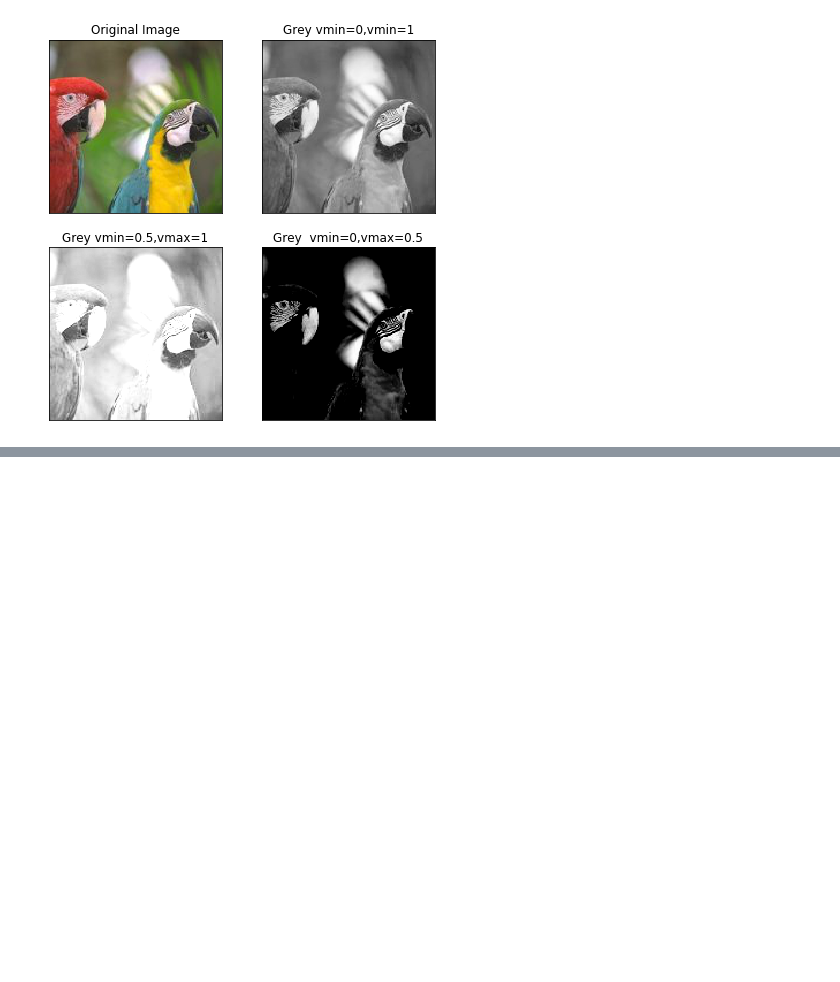
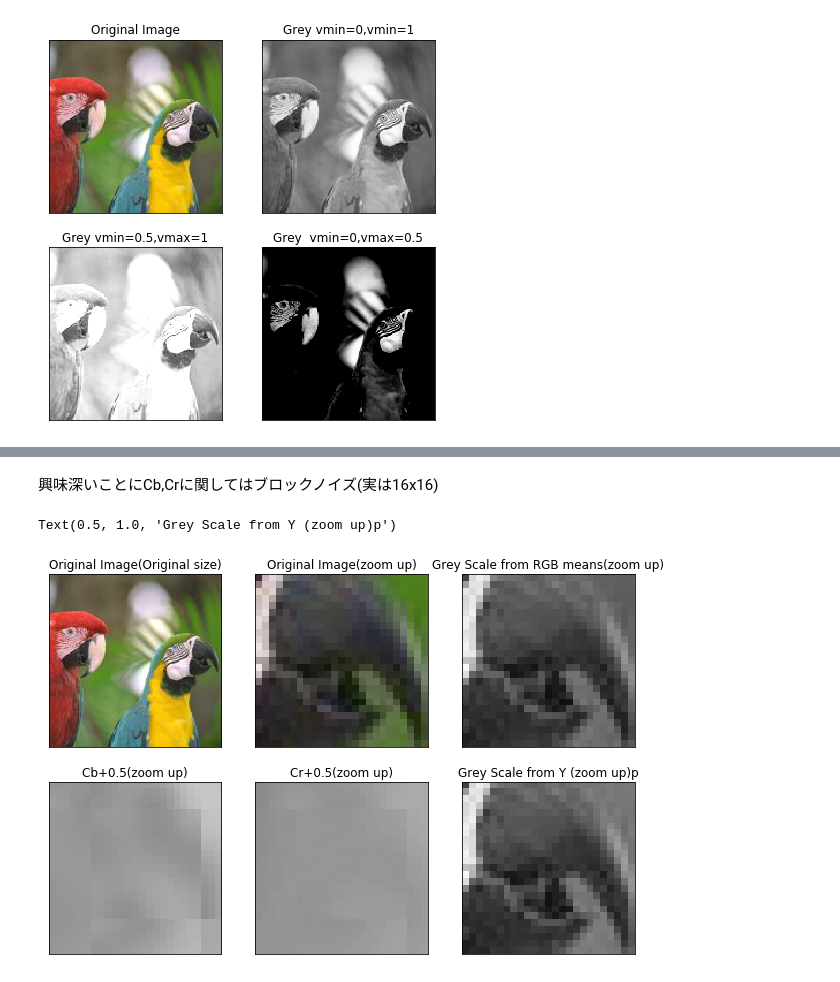
Before and after one commit to arockyu/python_beginner, a Jupyter notebook: matplotlib_image_memo.ipynb, the cells around one changed output, grey strips where cells are left out. Drawn from its saved outputs; the diff is of its cells as text; code cells hidden in the pictures; blank space fills up the shorter version.

```diff
--- a/matplotlib_image_memo.ipynb
+++ b/matplotlib_image_memo.ipynb
@@ -307,0 +439,37 @@ Text(0.5, 1.0, 'Grey  vmin=0,vmax=0.5')
+# %% [markdown]
+興味深いことにCb,Crに関してはブロックノイズ(実は16x16)
+# %%
+fig, axs = plt.subplots(2, 3,figsize=[10.5,7.])
+
+axs[0][0].imshow(img)
+axs[0][0].set_xticks([])
+axs[0][0].set_yticks([])
+axs[0][0].set_title("Original Image(Original size)")
+
+axs[0][1].imshow(img[60:85,122:147,:])
+axs[0][1].set_xticks([])
+axs[0][1].set_yticks([])
+axs[0][1].set_title("Original Image(zoom up)")
+
+axs[0][2].imshow(gscale_img[60:85,122:147],cmap="Greys",vmin=0,vmax=1)
+axs[0][2].set_xticks([])
+axs[0][2].set_yticks([])
+axs[0][2].set_title("Grey Scale from RGB means(zoom up)")
+
+axs[1][0].imshow(Cb_img[60:85,122:147]+0.5,cmap="Greys",vmin=0,vmax=1)
+axs[1][0].set_xticks([])
+axs[1][0].set_yticks([])
+axs[1][0].set_title("Cb+0.5(zoom up)")
+
+axs[1][1].imshow(Cr_img[60:85,122:147]+0.5,cmap="Greys",vmin=0,vmax=1)
+axs[1][1].set_xticks([])
+axs[1][1].set_yticks([])
+axs[1][1].set_title("Cr+0.5(zoom up)")
+
+axs[1][2].imshow(1-Y_img[60:85,122:147],cmap="Greys",vmin=0,vmax=1)
+axs[1][2].set_xticks([])
+axs[1][2].set_yticks([])
+axs[1][2].set_title("Grey Scale from Y (zoom up)p")
+# %% [output]
+Text(0.5, 1.0, 'Grey Scale from Y (zoom up)p')
+[figure, added]
```
Also changed, not shown: parts of 10 cells of this notebook.
